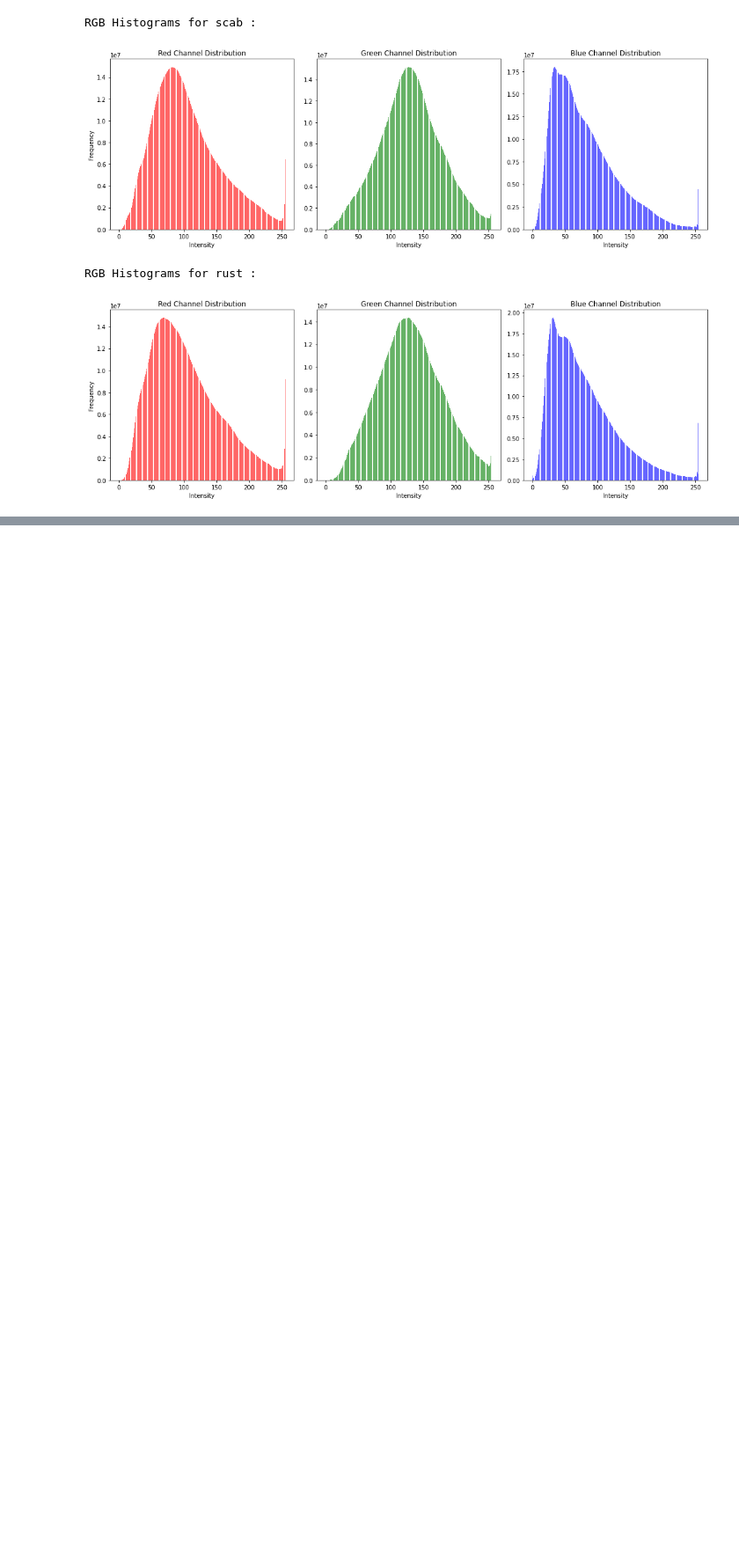
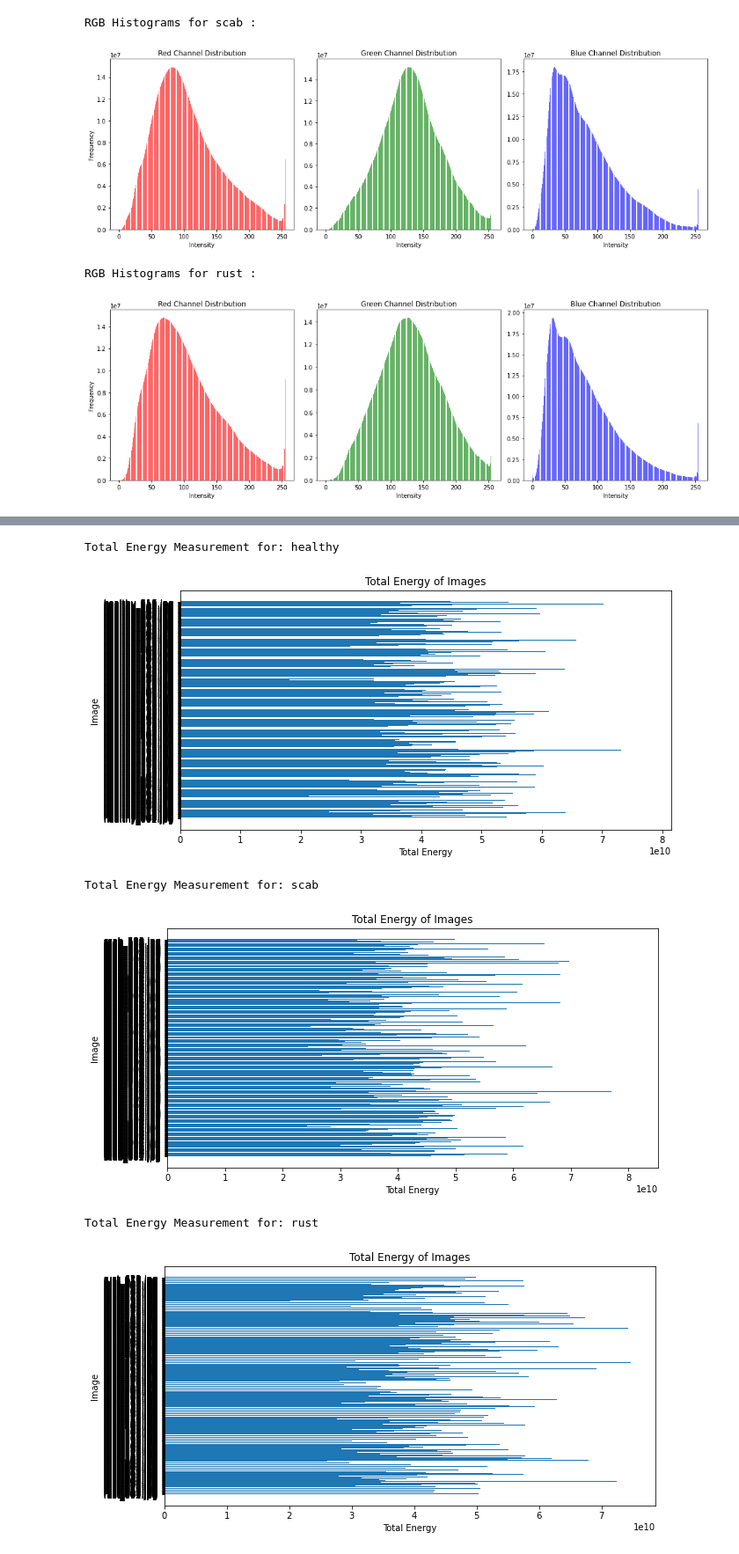
Before and after one commit to maria-fisher/Urban-Agriculture-in-Milan, a Jupyter notebook: eda/3_pests_diseases/notebooks/Ashwitha/EDA_apple.ipynb, the cells around one changed output, grey strips where cells are left out. Shown at 88% size. Saved outputs shown, nothing was run; the diff lists cells and outputs as text; code cells hidden in the pictures; blank space fills up the shorter version.

```diff
--- a/eda/3_pests_diseases/notebooks/Ashwitha/EDA_apple.ipynb
+++ b/eda/3_pests_diseases/notebooks/Ashwitha/EDA_apple.ipynb
@@ -304,0 +371,51 @@ Image name: Train_999.jpg ; Blurriness value: 12.13505212146329
+# %%
+def calculate_total_energy(image_path):
+    """
+    Calculate the total energy of an image.
+    """
+    image = cv2.imread(image_path, cv2.IMREAD_GRAYSCALE)
+    total_energy = np.sum(np.square(image.astype(np.float32)))
+    return total_energy
+
+def measure_energy_in_folder(folder_path):
+    """
+    Measure the total energy of images in a folder.
+    """
+    energy_measurements = []
+
+    for filename in os.listdir(folder_path):
+        if filename.lower().endswith(('.png', '.jpg', '.jpeg', '.bmp', '.gif', '.tiff')):
+            file_path = os.path.join(folder_path, filename)
+            total_energy = calculate_total_energy(file_path)
+            energy_measurements.append((filename, total_energy))
+            # print(f"Total energy of {filename}: {total_energy}")
+
+    return energy_measurements
+
+def plot_energy_measurements(energy_measurements):
+    """
+    Plot the total energy of images.
+    """
+    filenames, energy_values = zip(*energy_measurements)
+    plt.figure(figsize=(10, 5))
+    plt.barh(filenames, energy_values)
+    plt.xlabel('Total Energy')
+    plt.ylabel('Image')
+    plt.title('Total Energy of Images')
+    plt.show()
+# %%
+# Define the path to the folder containing images
+for folder_path in folders:
+    print("Total Energy Measurement for: " + str(folder_path) + "\n")
+    # Measure the total energy of images in the folder
+    energy_measurements = measure_energy_in_folder(folder_path)
+
+    # Plot the total energy of images
+    plot_energy_measurements(energy_measurements)
+# %% [output]
+Total Energy Measurement for: healthy
+[figure, added]
+Total Energy Measurement for: scab
+[figure, added]
+Total Energy Measurement for: rust
+[figure, added]
```
Also changed, not shown: parts of 13 cells of this notebook.
